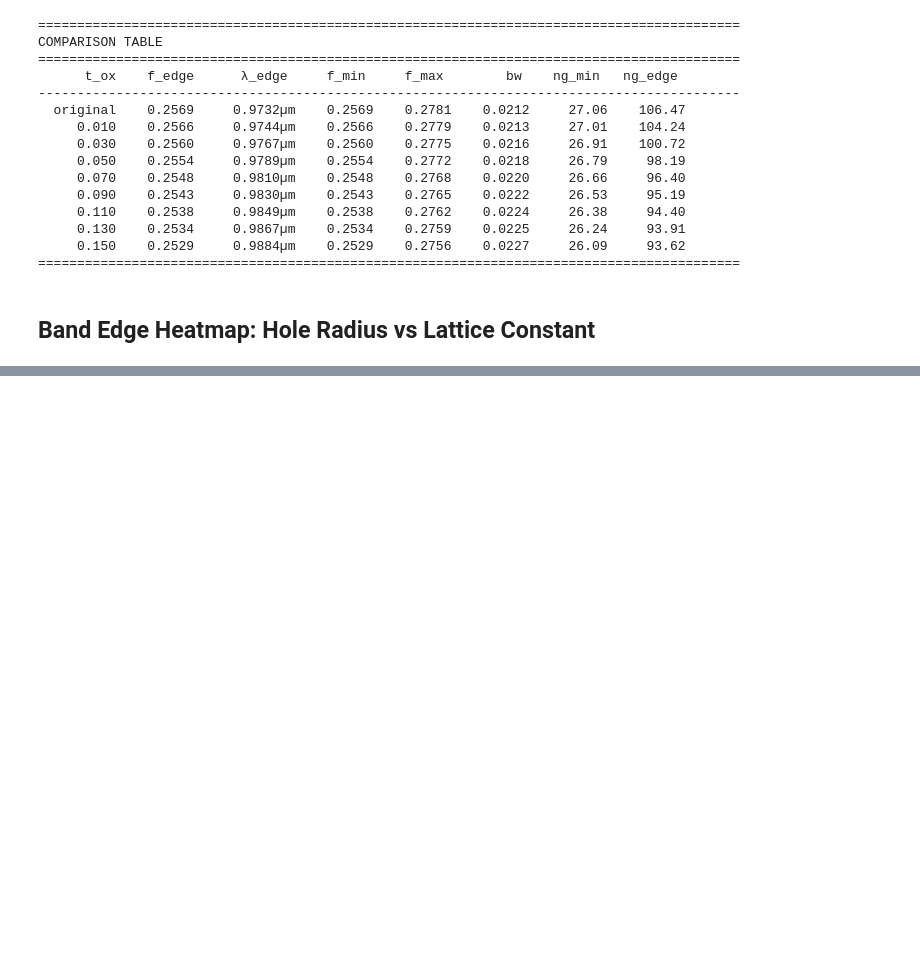
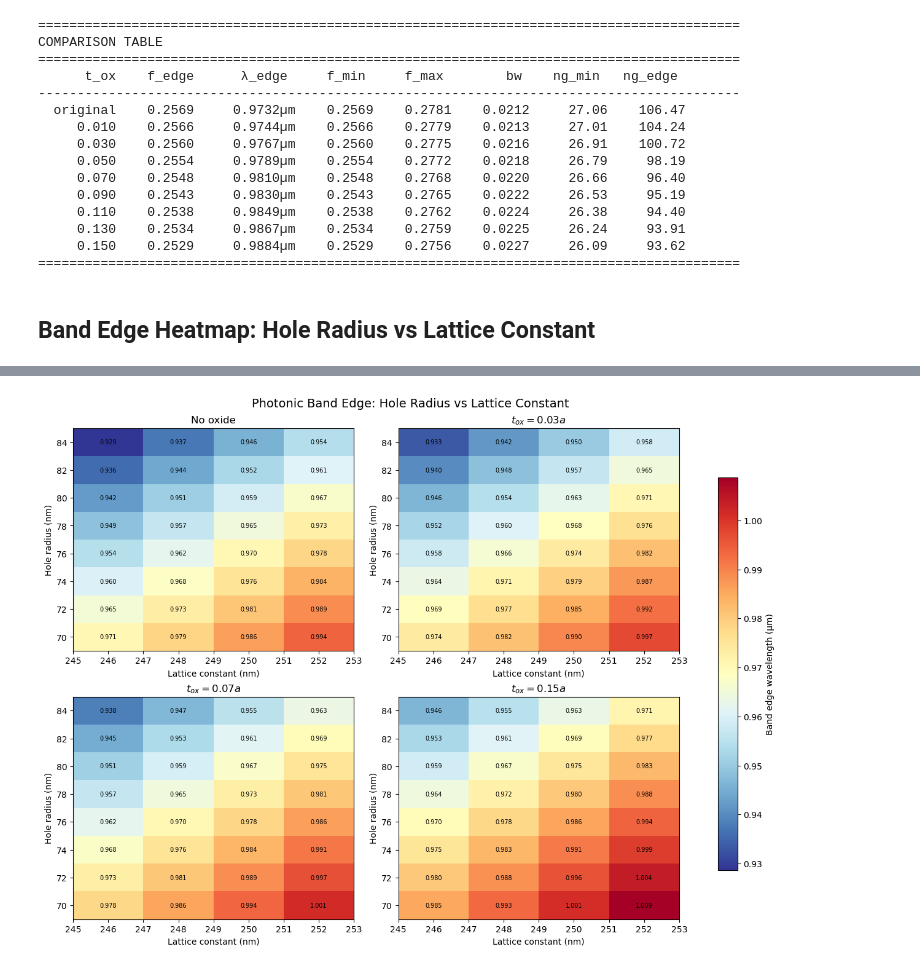
Before and after one commit to Luxchen77/legume-l3-cavity-sim, a Jupyter notebook: legume_PhC_Wg.ipynb, the cells around one changed output, grey strips where cells are left out. Saved outputs shown, nothing was run; the diff lists cells and outputs as text; code cells hidden in the pictures; blank space fills up the shorter version.

```diff
--- a/legume_PhC_Wg.ipynb
+++ b/legume_PhC_Wg.ipynb
@@ -503,24 +509,26 @@ KeyboardInterrupt:
 # %%
 # ---- Band edge heatmaps ----
 # Shared color range across all subplots
 all_vals = np.concatenate([heatmap_data[t].ravel() for t in t_ox_sweep])
 vmin, vmax = all_vals.min(), all_vals.max()
 
 fig, axes = plt.subplots(2, 2, constrained_layout=True, figsize=(12, 9))
 
 for ax, t_ox, label in zip(axes.ravel(), t_ox_sweep, t_ox_labels):
-    im = ax.pcolormesh(r_nm_values, a_nm_values, heatmap_data[t_ox],
+    im = ax.pcolormesh(a_nm_values, r_nm_values, heatmap_data[t_ox].T,
                        cmap='RdYlBu_r', vmin=vmin, vmax=vmax, shading='nearest')
-    ax.set_xlabel('Hole radius (nm)')
-    ax.set_ylabel('Lattice constant (nm)')
+    ax.set_xlabel('Lattice constant (nm)')
+    ax.set_ylabel('Hole radius (nm)')
     ax.set_title(label)
     # Annotate each cell with the value
     for ia in range(len(a_nm_values)):
         for ir in range(len(r_nm_values)):
-            ax.text(r_nm_values[ir], a_nm_values[ia],
+            ax.text(a_nm_values[ia], r_nm_values[ir],
                     f'{heatmap_data[t_ox][ia, ir]:.3f}',
                     ha='center', va='center', fontsize=7, color='k')
 
 fig.colorbar(im, ax=axes, label=r'Band edge wavelength (µm)', shrink=0.8)
 fig.suptitle('Photonic Band Edge: Hole Radius vs Lattice Constant', fontsize=14)
 plt.show()
+# %% [output]
+[figure, added]
```
Also changed, not shown: parts of 5 cells of this notebook, 1 other file.
